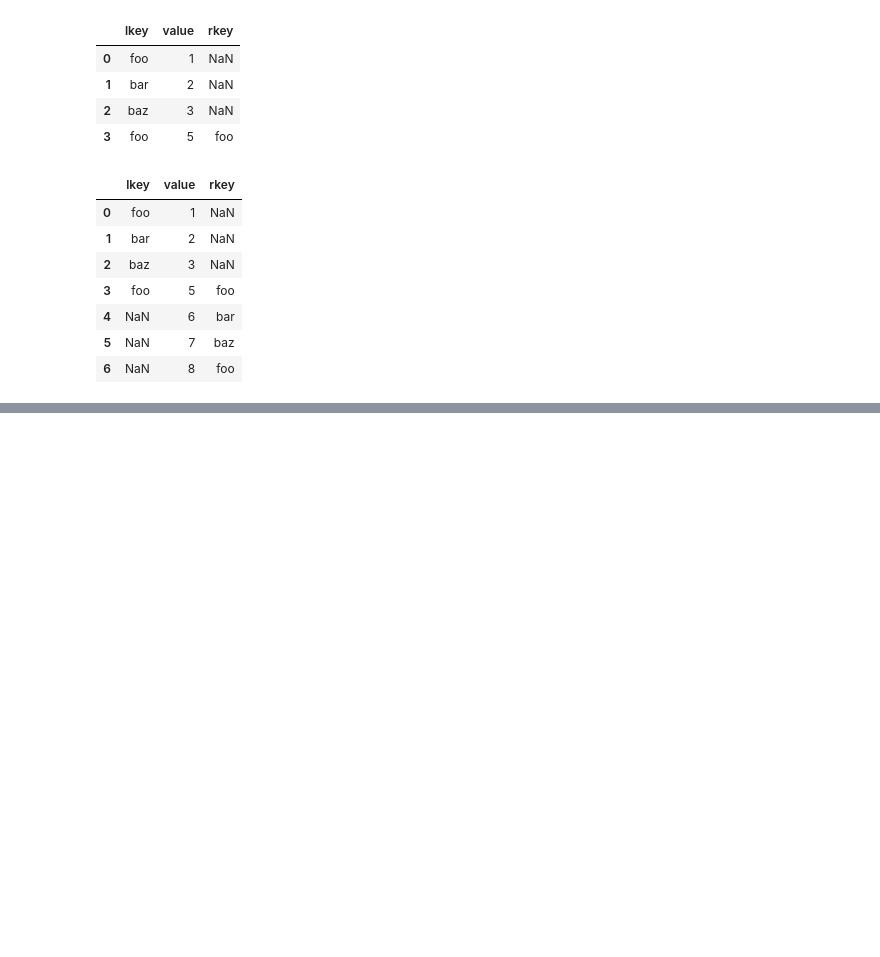
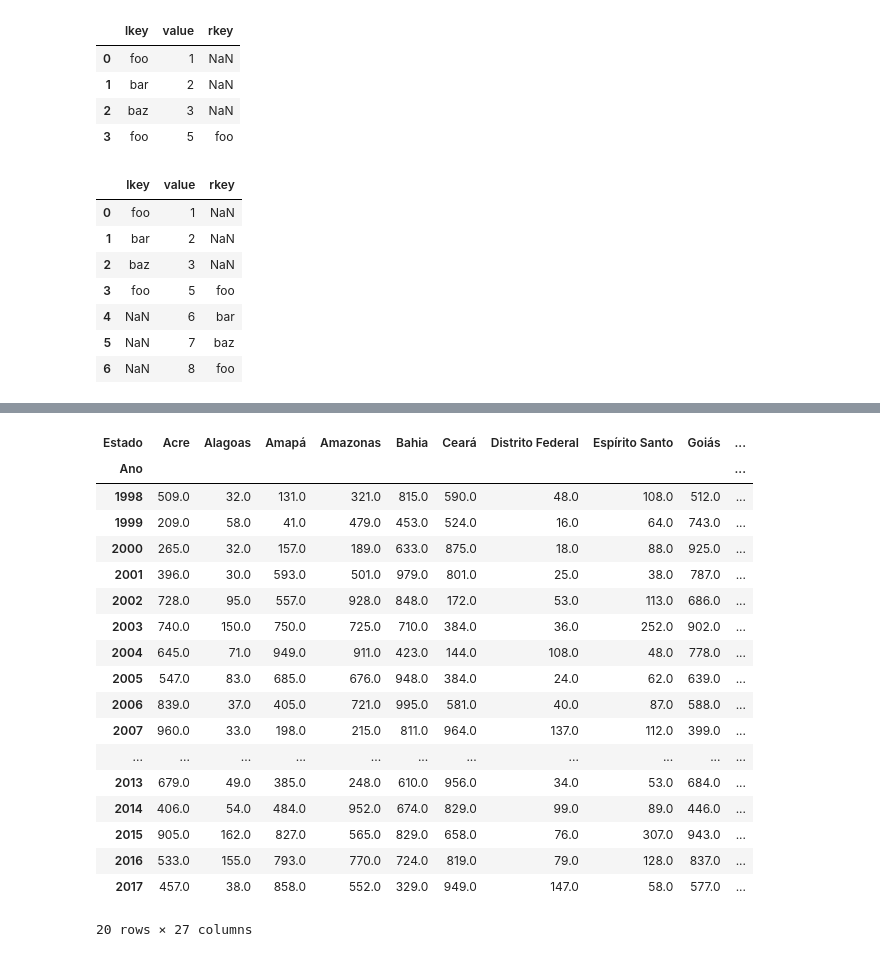
Before and after one commit to douglasvitoreti/scientific-python-lectures, a Jupyter notebook: Lecture-6-Pandas.ipynb, the cells around one changed output, grey strips where cells are left out. Drawn from its saved outputs; the diff is of its cells as text; code cells hidden in the pictures; blank space fills up the shorter version.

```diff
--- a/Lecture-6-Pandas.ipynb
+++ b/Lecture-6-Pandas.ipynb
@@ -648,0 +715,22 @@ df1
+# %%
+amazon_fires.pivot_table(index='Ano',columns='Estado', values='Número', aggfunc='max')
+# %% [output]
+| Estado | Acre | Alagoas | Amapá | Amazonas | Bahia | Ceará | Distrito Federal | Espírito Santo | Goiás | ... |
+| Ano |  |  |  |  |  |  |  |  |  | ... |
+| 1998 | 509.0 | 32.0 | 131.0 | 321.0 | 815.0 | 590.0 | 48.0 | 108.0 | 512.0 | ... |
+| 1999 | 209.0 | 58.0 | 41.0 | 479.0 | 453.0 | 524.0 | 16.0 | 64.0 | 743.0 | ... |
+| 2000 | 265.0 | 32.0 | 157.0 | 189.0 | 633.0 | 875.0 | 18.0 | 88.0 | 925.0 | ... |
+| 2001 | 396.0 | 30.0 | 593.0 | 501.0 | 979.0 | 801.0 | 25.0 | 38.0 | 787.0 | ... |
+| 2002 | 728.0 | 95.0 | 557.0 | 928.0 | 848.0 | 172.0 | 53.0 | 113.0 | 686.0 | ... |
+| 2003 | 740.0 | 150.0 | 750.0 | 725.0 | 710.0 | 384.0 | 36.0 | 252.0 | 902.0 | ... |
+| 2004 | 645.0 | 71.0 | 949.0 | 911.0 | 423.0 | 144.0 | 108.0 | 48.0 | 778.0 | ... |
+| 2005 | 547.0 | 83.0 | 685.0 | 676.0 | 948.0 | 384.0 | 24.0 | 62.0 | 639.0 | ... |
+| 2006 | 839.0 | 37.0 | 405.0 | 721.0 | 995.0 | 581.0 | 40.0 | 87.0 | 588.0 | ... |
+| 2007 | 960.0 | 33.0 | 198.0 | 215.0 | 811.0 | 964.0 | 137.0 | 112.0 | 399.0 | ... |
+| ... | ... | ... | ... | ... | ... | ... | ... | ... | ... | ... |
+| 2013 | 679.0 | 49.0 | 385.0 | 248.0 | 610.0 | 956.0 | 34.0 | 53.0 | 684.0 | ... |
+| 2014 | 406.0 | 54.0 | 484.0 | 952.0 | 674.0 | 829.0 | 99.0 | 89.0 | 446.0 | ... |
+| 2015 | 905.0 | 162.0 | 827.0 | 565.0 | 829.0 | 658.0 | 76.0 | 307.0 | 943.0 | ... |
+| 2016 | 533.0 | 155.0 | 793.0 | 770.0 | 724.0 | 819.0 | 79.0 | 128.0 | 837.0 | ... |
+| 2017 | 457.0 | 38.0 | 858.0 | 552.0 | 329.0 | 949.0 | 147.0 | 58.0 | 577.0 | ... |
+20 rows × 27 columns
```
Also changed, not shown: parts of 10 cells of this notebook.
